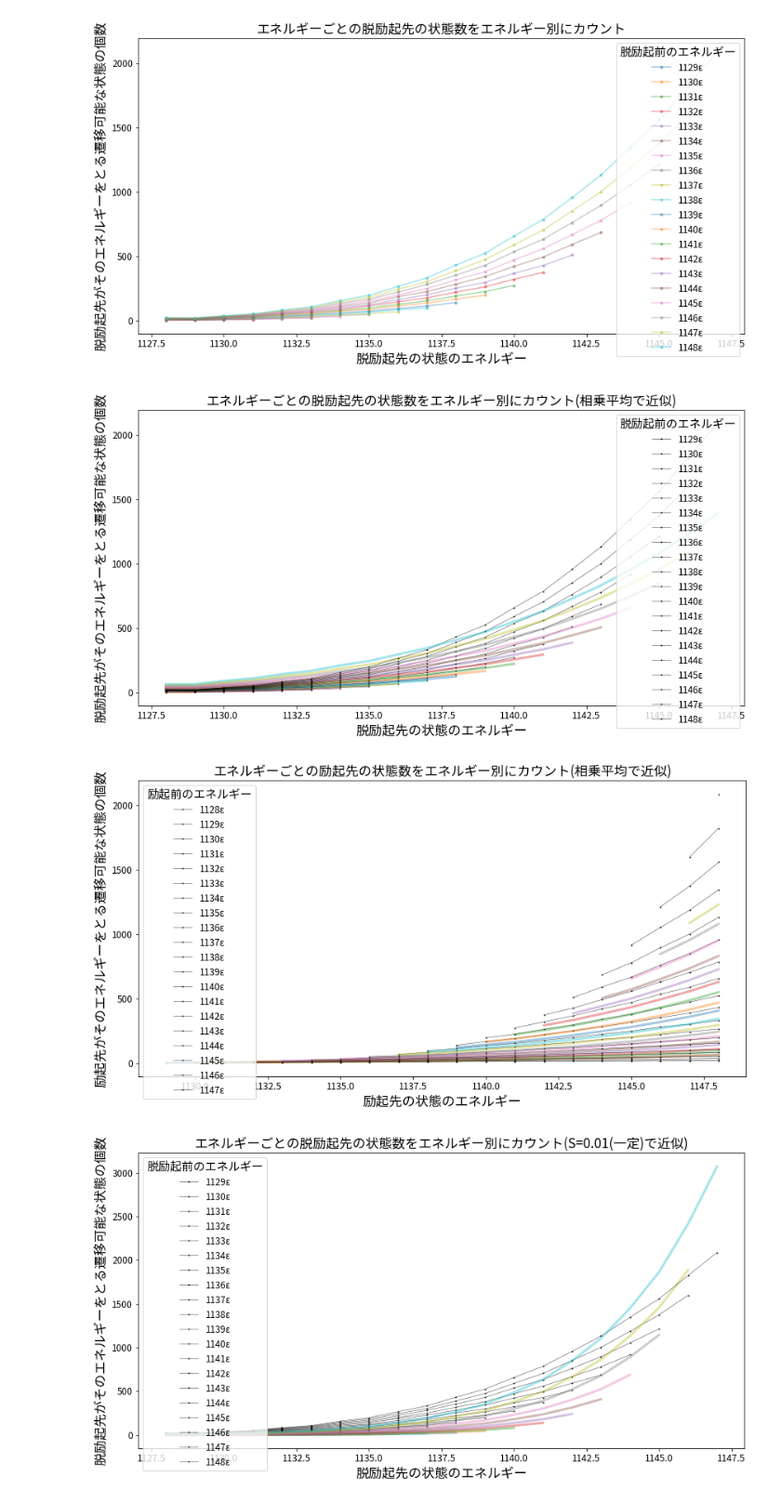
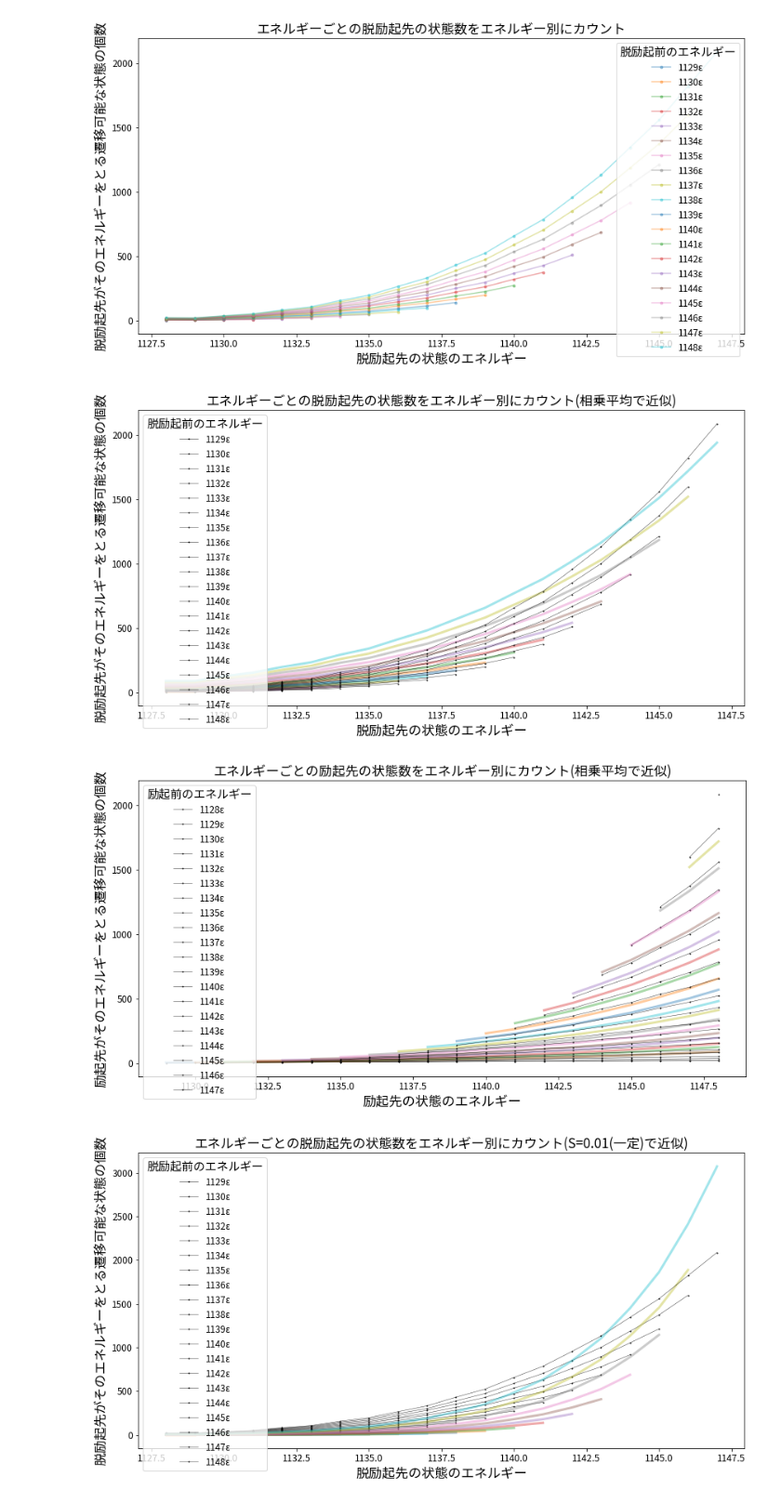
Before and after one commit to GenkiK/fermi2, a Jupyter notebook: 20210329/notebooks/transition_prob_48_20.ipynb, the cells around one changed output. Shown at 93% size. Drawn from its saved outputs; the diff is of its cells as text; code cells hidden in the pictures.

```diff
--- a/20210329/notebooks/transition_prob_48_20.ipynb
+++ b/20210329/notebooks/transition_prob_48_20.ipynb
@@ -255,27 +251,27 @@ plt.show()
 # %% [output]
 [figure]
 # %%
-S = 2.5
+S = 3.5
 scores48_20 = Fermi.get_scores(states48_20)
 plt.figure(figsize=(14, 7))
 for score in scores48_20[1:]:
     score2num = score2dct_de[score] # {遷移先が3εのルート数: 1個, ...}
     scores = np.fromiter(score2num.keys(), dtype=int)
     nums = np.fromiter(score2num.values(), dtype=int)
     degeneracy = degeneracy_dct[score]
     # plt.plot(scores, nums, '.-', alpha=0.5, label=f"{score}ε")
     plt.plot(scores, nums, '.-', alpha=0.8, linewidth=0.5, ms=2, label=f"{score}ε", color="black")
     # plt.plot(scores, degeneracy * degeneracies48_20[:score-min(scores48_20)] * S, '-', alpha=0.2, linewidth=5)
     plt.plot(scores, S * (degeneracy * degeneracies48_20[:score-min(scores48_20)])**0.5, '-', alpha=0.4, linewidth=3) #
-plt.legend(title="脱励起前のエネルギー", title_fontsize=15)
+plt.legend(title="脱励起前のエネルギー", title_fontsize=15, loc="upper left")
 plt.title("エネルギーごとの脱励起先の状態数をエネルギー別にカウント(相乗平均で近似)", fontsize=17)
 plt.xlabel("脱励起先の状態のエネルギー", fontsize=17)
 plt.ylabel("脱励起先がそのエネルギーをとる遷移可能な状態の個数", fontsize=17)
 plt.show()
 # %% [output]
-[figure, old version]
+[figure, new version]
 # %%
-S = 2.5
+S = 3.5
 scores48_20 = Fermi.get_scores(states48_20)
 plt.figure(figsize=(14, 7))
 for score in scores48_20[:-1]:
@@ -291,7 +287,7 @@ plt.xlabel("励起先の状態のエネルギー", fontsize=17)
 plt.ylabel("励起先がそのエネルギーをとる遷移可能な状態の個数", fontsize=17)
 plt.show()
 # %% [output]
-[figure, old version]
+[figure, new version]
 # %%
 S = 0.01
 scores48_20 = Fermi.get_scores(states48_20)
```
Also changed, not shown: parts of 1 cell of this notebook, 11 other files.
